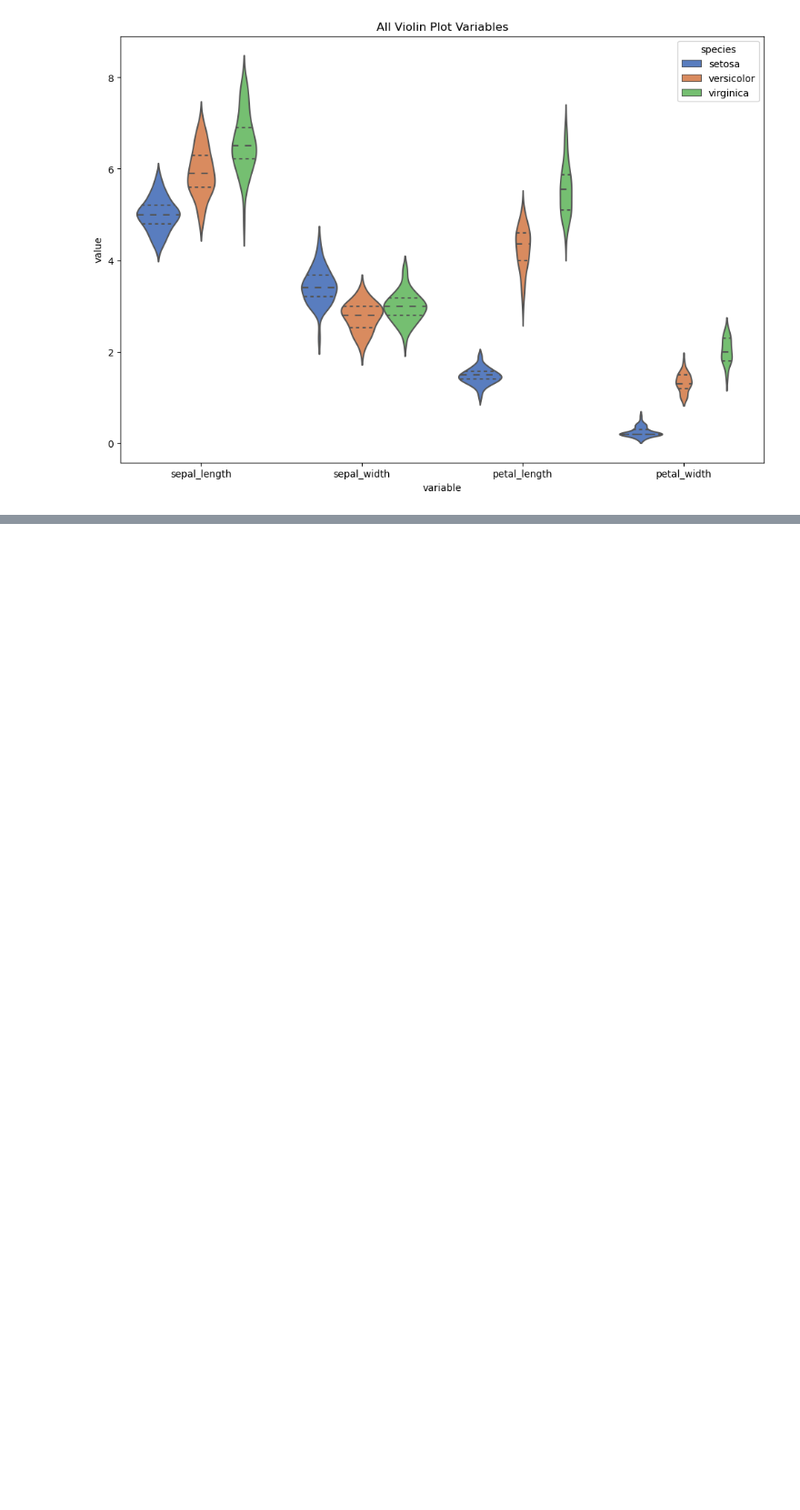
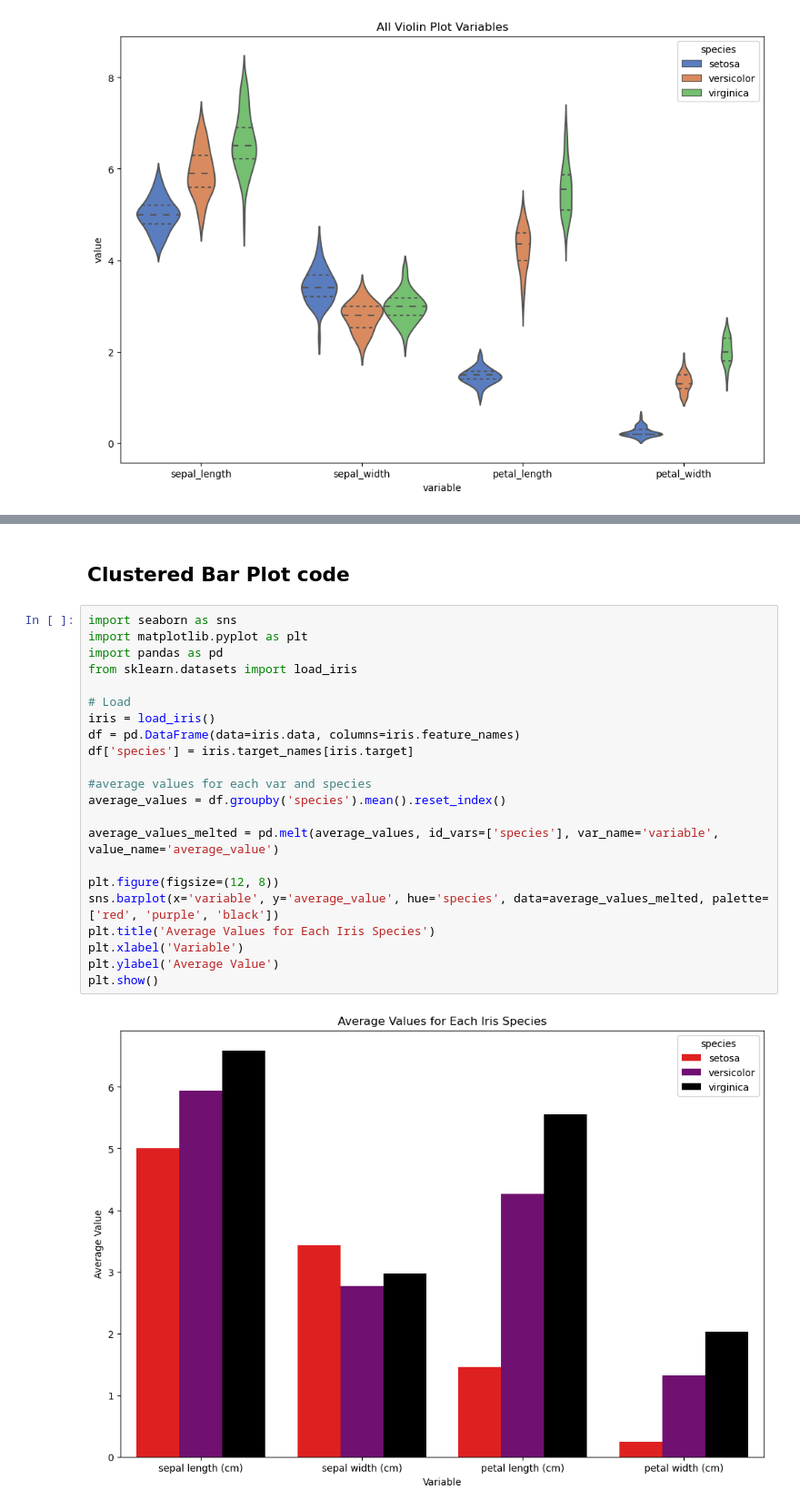
Before and after one commit to Gerbs2193/Fundamentals-of-Data-Analysis, a Jupyter notebook: project.ipynb/project.ipynb, the cells around one changed output, grey strips where cells are left out. Shown at 91% size. Cells and saved outputs as stored; diff of their text form; blank space fills up the shorter version.

```diff
--- a/project.ipynb/project.ipynb
+++ b/project.ipynb/project.ipynb
@@ -406,0 +461,26 @@ Same findings as above violin plots, I simply wanted nto see them all in one. Ag
+# %% [markdown]
+## Clustered  Bar Plot code
+# %%
+import seaborn as sns
+import matplotlib.pyplot as plt
+import pandas as pd
+from sklearn.datasets import load_iris
+
+# Load
+iris = load_iris()
+df = pd.DataFrame(data=iris.data, columns=iris.feature_names)
+df['species'] = iris.target_names[iris.target]
+
+#average values for each var and species
+average_values = df.groupby('species').mean().reset_index()
+
+average_values_melted = pd.melt(average_values, id_vars=['species'], var_name='variable', value_name='average_value')
+
+plt.figure(figsize=(12, 8))
+sns.barplot(x='variable', y='average_value', hue='species', data=average_values_melted, palette=['red', 'purple', 'black'])
+plt.title('Average Values for Each Iris Species')
+plt.xlabel('Variable')
+plt.ylabel('Average Value')
+plt.show()
+# %% [output]
+[figure, added]
```
Also changed, not shown: parts of 42 cells of this notebook.
